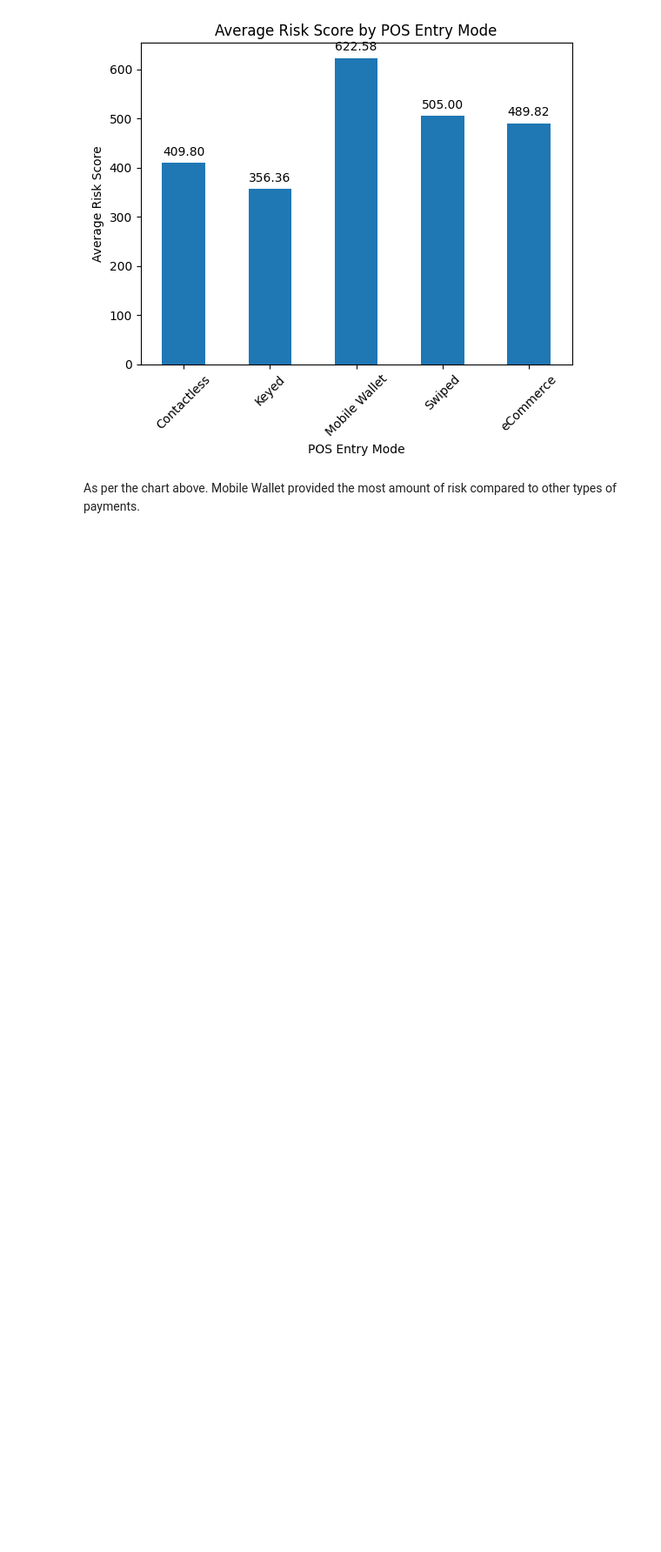
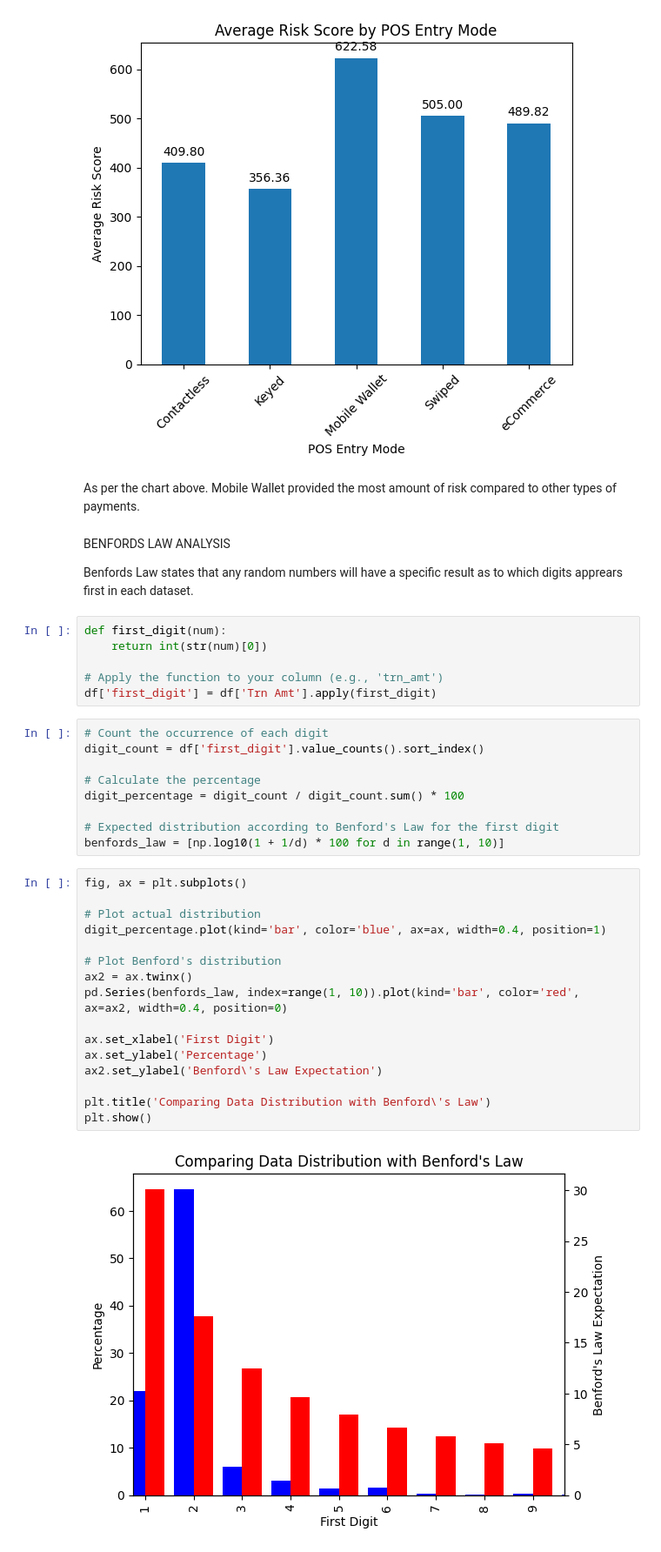
Before and after one commit to chadwill05/FIS-Interview-Fraud-Analysis, a Jupyter notebook: FIS_Fraud_Analysis.ipynb, the cells around one changed output. Shown at 87% size. Cells and saved outputs as stored; diff of their text form; blank space fills up the shorter version.

```diff
--- a/FIS_Fraud_Analysis.ipynb
+++ b/FIS_Fraud_Analysis.ipynb
@@ -144,3 +147,40 @@ plt.show()
 [figure]
 # %% [markdown]
 As per the chart above. Mobile Wallet provided the most amount of risk compared to other types of payments.
+# %% [markdown]
+BENFORDS LAW ANALYSIS
+
+Benfords Law states that any random numbers will have a specific result as to which digits apprears first in each dataset.
+# %%
+def first_digit(num):
+    return int(str(num)[0])
+
+# Apply the function to your column (e.g., 'trn_amt')
+df['first_digit'] = df['Trn Amt'].apply(first_digit)
+# %%
+# Count the occurrence of each digit
+digit_count = df['first_digit'].value_counts().sort_index()
+
+# Calculate the percentage
+digit_percentage = digit_count / digit_count.sum() * 100
+
+# Expected distribution according to Benford's Law for the first digit
+benfords_law = [np.log10(1 + 1/d) * 100 for d in range(1, 10)]
+# %%
+fig, ax = plt.subplots()
+
+# Plot actual distribution
+digit_percentage.plot(kind='bar', color='blue', ax=ax, width=0.4, position=1)
+
+# Plot Benford's distribution
+ax2 = ax.twinx()
+pd.Series(benfords_law, index=range(1, 10)).plot(kind='bar', color='red', ax=ax2, width=0.4, position=0)
+
+ax.set_xlabel('First Digit')
+ax.set_ylabel('Percentage')
+ax2.set_ylabel('Benford\'s Law Expectation')
+
+plt.title('Comparing Data Distribution with Benford\'s Law')
+plt.show()
+# %% [output]
+[figure, added]
```
Also changed, not shown: parts of 5 cells of this notebook.
